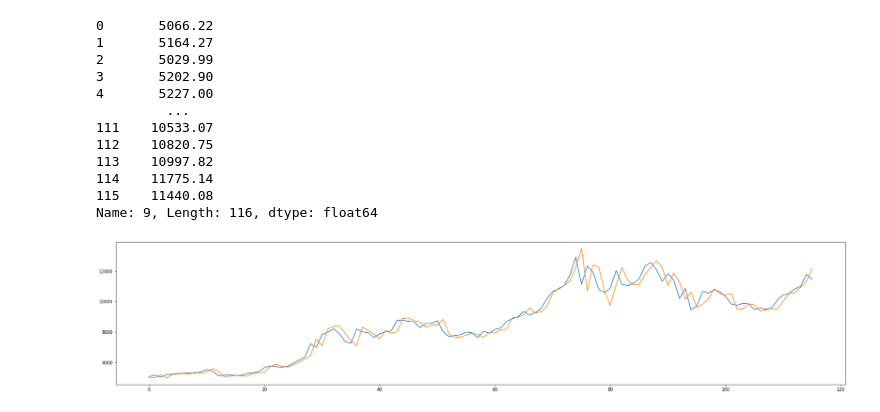
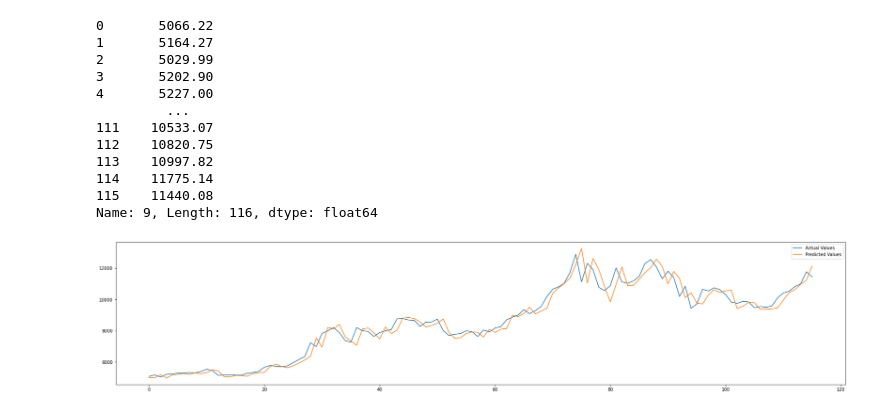
Before and after one commit to abhinav-exp/Forecasting-CryptoCurrency-Prices, a Jupyter notebook: MLP.ipynb, the cells around one changed output. Drawn from its saved outputs; the diff is of its cells as text; code cells hidden in the pictures.

```diff
--- a/MLP.ipynb
+++ b/MLP.ipynb
@@ -85,7 +85,8 @@ Name: 9, Length: 116, dtype: float64
 # %%
 plt.figure(figsize=(30, 6))
 plt.plot(test_y.reset_index()[9])
 plt.plot(yhat)
+plt.legend(["Actual Values", "Predicted Values"])
 plt.show()
 # %% [output]
-[figure, old version]
+[figure, new version]
```
Also changed, not shown: parts of 3 cells of this notebook.
